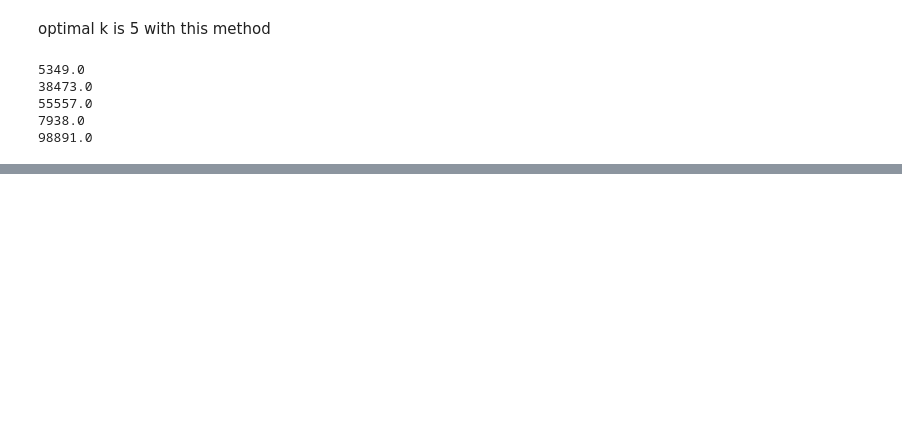
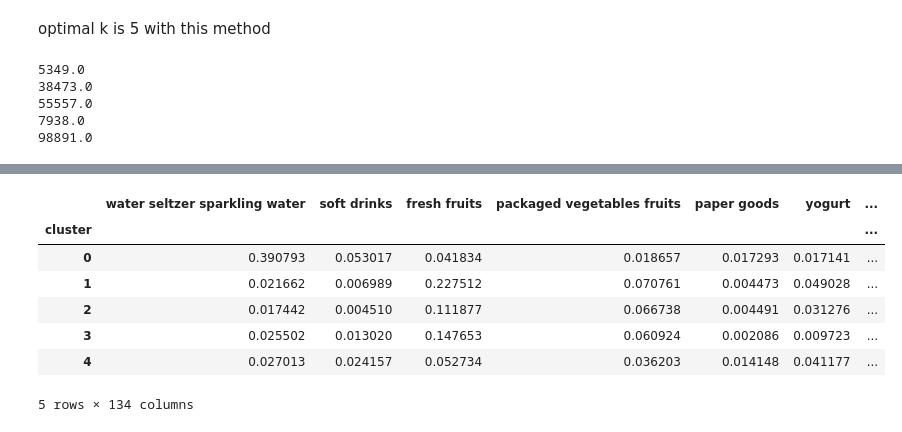
Before and after one commit to auriane81/epfl-ada-ada-2019-project-adax, a Jupyter notebook: project_Auriane2.ipynb, the cells around one changed output, grey strips where cells are left out. Cells and saved outputs as stored; diff of their text form; code cells hidden in the pictures; blank space fills up the shorter version.

```diff
--- a/project_Auriane2.ipynb
+++ b/project_Auriane2.ipynb
@@ -204,0 +293,11 @@ That's better : 3 pretty big clusters !
+# %%
+mean_clusters.sort_values(by=0, ascending = False, axis=1)
+# %% [output]
+|  | water seltzer sparkling water | soft drinks | fresh fruits | packaged vegetables fruits | paper goods | yogurt | ... |
+| cluster |  |  |  |  |  |  | ... |
+| 0 | 0.390793 | 0.053017 | 0.041834 | 0.018657 | 0.017293 | 0.017141 | ... |
+| 1 | 0.021662 | 0.006989 | 0.227512 | 0.070761 | 0.004473 | 0.049028 | ... |
+| 2 | 0.017442 | 0.004510 | 0.111877 | 0.066738 | 0.004491 | 0.031276 | ... |
+| 3 | 0.025502 | 0.013020 | 0.147653 | 0.060924 | 0.002086 | 0.009723 | ... |
+| 4 | 0.027013 | 0.024157 | 0.052734 | 0.036203 | 0.014148 | 0.041177 | ... |
+5 rows × 134 columns
```
Also changed, not shown: parts of 18 cells of this notebook.
